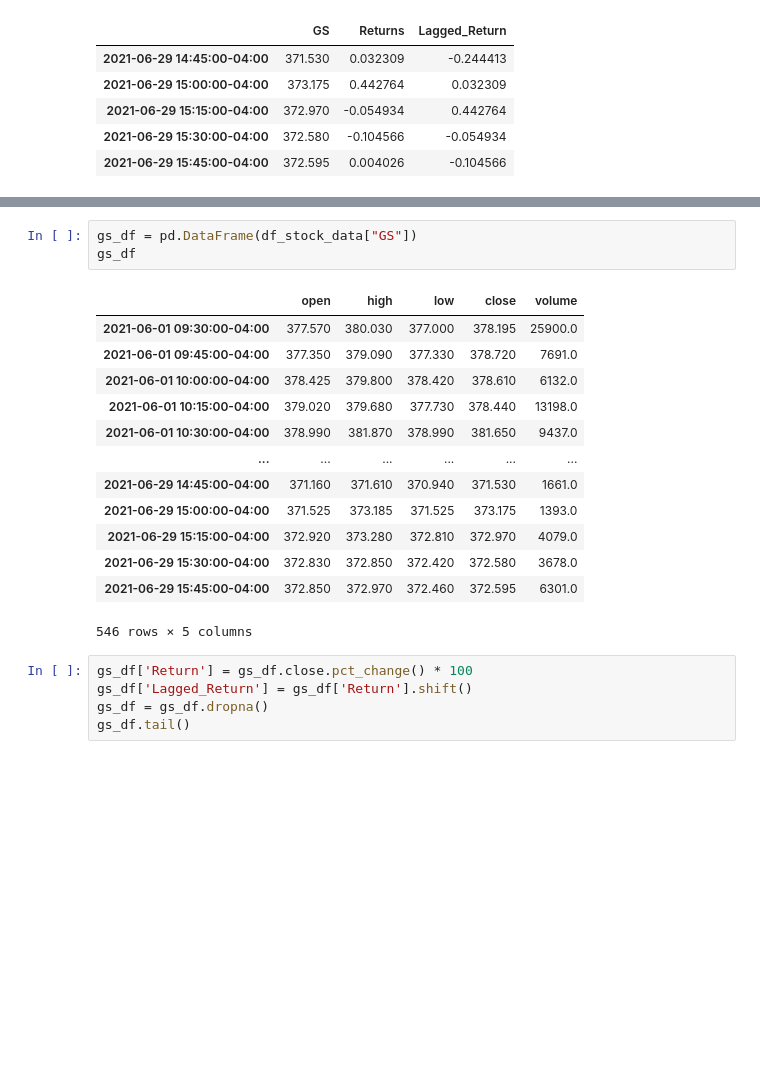
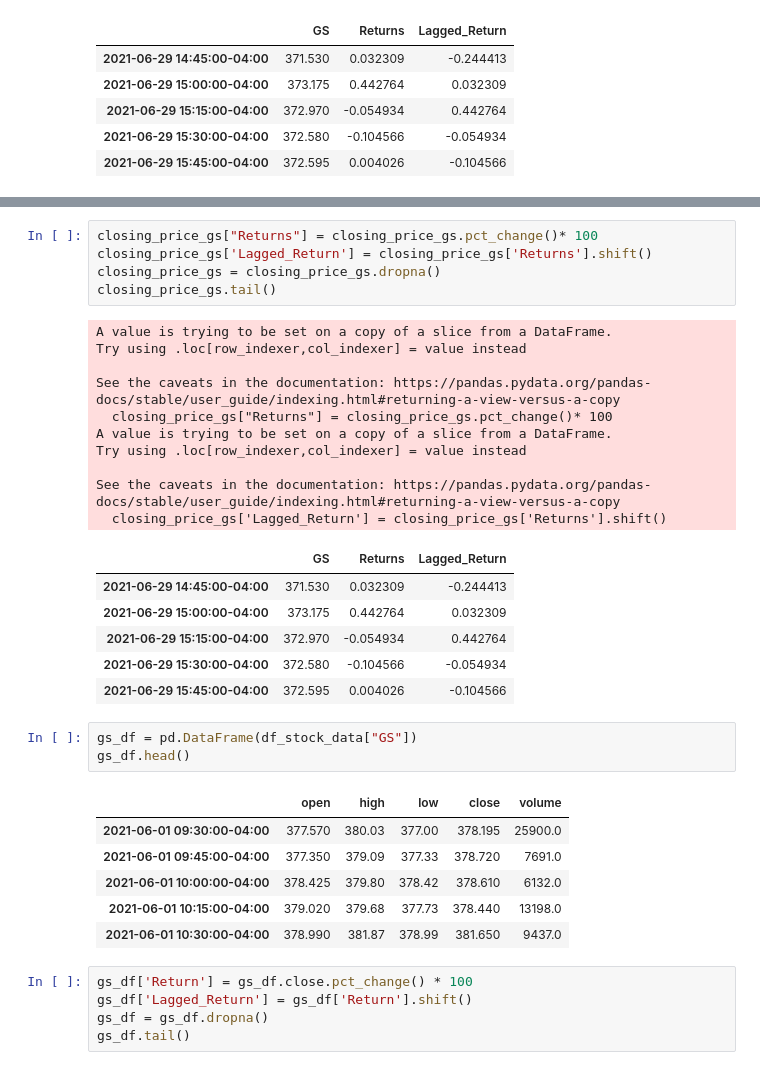
Before and after one commit to Billieo/p2-g3, a Jupyter notebook: notebooks/Billie_Notebook/Billie's_nlp_sp500.ipynb, the cells around one changed output, grey strips where cells are left out. Drawn from its saved outputs; the diff is of its cells as text; blank space fills up the shorter version.

```diff
--- a/notebooks/Billie_Notebook/Billie's_nlp_sp500.ipynb
+++ b/notebooks/Billie_Notebook/Billie's_nlp_sp500.ipynb
@@ -386,20 +407,35 @@ closing_price_gs.tail()
+# %%
+closing_price_gs["Returns"] = closing_price_gs.pct_change()* 100
+closing_price_gs['Lagged_Return'] = closing_price_gs['Returns'].shift()
+closing_price_gs = closing_price_gs.dropna()
+closing_price_gs.tail()
+# %% [output]
+A value is trying to be set on a copy of a slice from a DataFrame.
+Try using .loc[row_indexer,col_indexer] = value instead
+
+See the caveats in the documentation: https://pandas.pydata.org/pandas-docs/stable/user_guide/indexing.html#returning-a-view-versus-a-copy
+  closing_price_gs["Returns"] = closing_price_gs.pct_change()* 100
+A value is trying to be set on a copy of a slice from a DataFrame.
+Try using .loc[row_indexer,col_indexer] = value instead
+
+See the caveats in the documentation: https://pandas.pydata.org/pandas-docs/stable/user_guide/indexing.html#returning-a-view-versus-a-copy
+  closing_price_gs['Lagged_Return'] = closing_price_gs['Returns'].shift()
+|  | GS | Returns | Lagged_Return |
+| 2021-06-29 14:45:00-04:00 | 371.530 | 0.032309 | -0.244413 |
+| 2021-06-29 15:00:00-04:00 | 373.175 | 0.442764 | 0.032309 |
+| 2021-06-29 15:15:00-04:00 | 372.970 | -0.054934 | 0.442764 |
+| 2021-06-29 15:30:00-04:00 | 372.580 | -0.104566 | -0.054934 |
+| 2021-06-29 15:45:00-04:00 | 372.595 | 0.004026 | -0.104566 |
 # %%
 gs_df = pd.DataFrame(df_stock_data["GS"])
-gs_df
+gs_df.head()
 # %% [output]
 |  | open | high | low | close | volume |
-| 2021-06-01 09:30:00-04:00 | 377.570 | 380.030 | 377.000 | 378.195 | 25900.0 |
-| 2021-06-01 09:45:00-04:00 | 377.350 | 379.090 | 377.330 | 378.720 | 7691.0 |
-| 2021-06-01 10:00:00-04:00 | 378.425 | 379.800 | 378.420 | 378.610 | 6132.0 |
-| 2021-06-01 10:15:00-04:00 | 379.020 | 379.680 | 377.730 | 378.440 | 13198.0 |
-| 2021-06-01 10:30:00-04:00 | 378.990 | 381.870 | 378.990 | 381.650 | 9437.0 |
-| ... | ... | ... | ... | ... | ... |
-| 2021-06-29 14:45:00-04:00 | 371.160 | 371.610 | 370.940 | 371.530 | 1661.0 |
-| 2021-06-29 15:00:00-04:00 | 371.525 | 373.185 | 371.525 | 373.175 | 1393.0 |
-| 2021-06-29 15:15:00-04:00 | 372.920 | 373.280 | 372.810 | 372.970 | 4079.0 |
-| 2021-06-29 15:30:00-04:00 | 372.830 | 372.850 | 372.420 | 372.580 | 3678.0 |
-| 2021-06-29 15:45:00-04:00 | 372.850 | 372.970 | 372.460 | 372.595 | 6301.0 |
+| 2021-06-01 09:30:00-04:00 | 377.570 | 380.03 | 377.00 | 378.195 | 25900.0 |
+| 2021-06-01 09:45:00-04:00 | 377.350 | 379.09 | 377.33 | 378.720 | 7691.0 |
+| 2021-06-01 10:00:00-04:00 | 378.425 | 379.80 | 378.42 | 378.610 | 6132.0 |
+| 2021-06-01 10:15:00-04:00 | 379.020 | 379.68 | 377.73 | 378.440 | 13198.0 |
+| 2021-06-01 10:30:00-04:00 | 378.990 | 381.87 | 378.99 | 381.650 | 9437.0 |
-546 rows × 5 columns
 # %%
 gs_df['Return'] = gs_df.close.pct_change() * 100
 gs_df['Lagged_Return'] = gs_df['Return'].shift()
```
Also changed, not shown: parts of 6 cells of this notebook, 6 other files.
